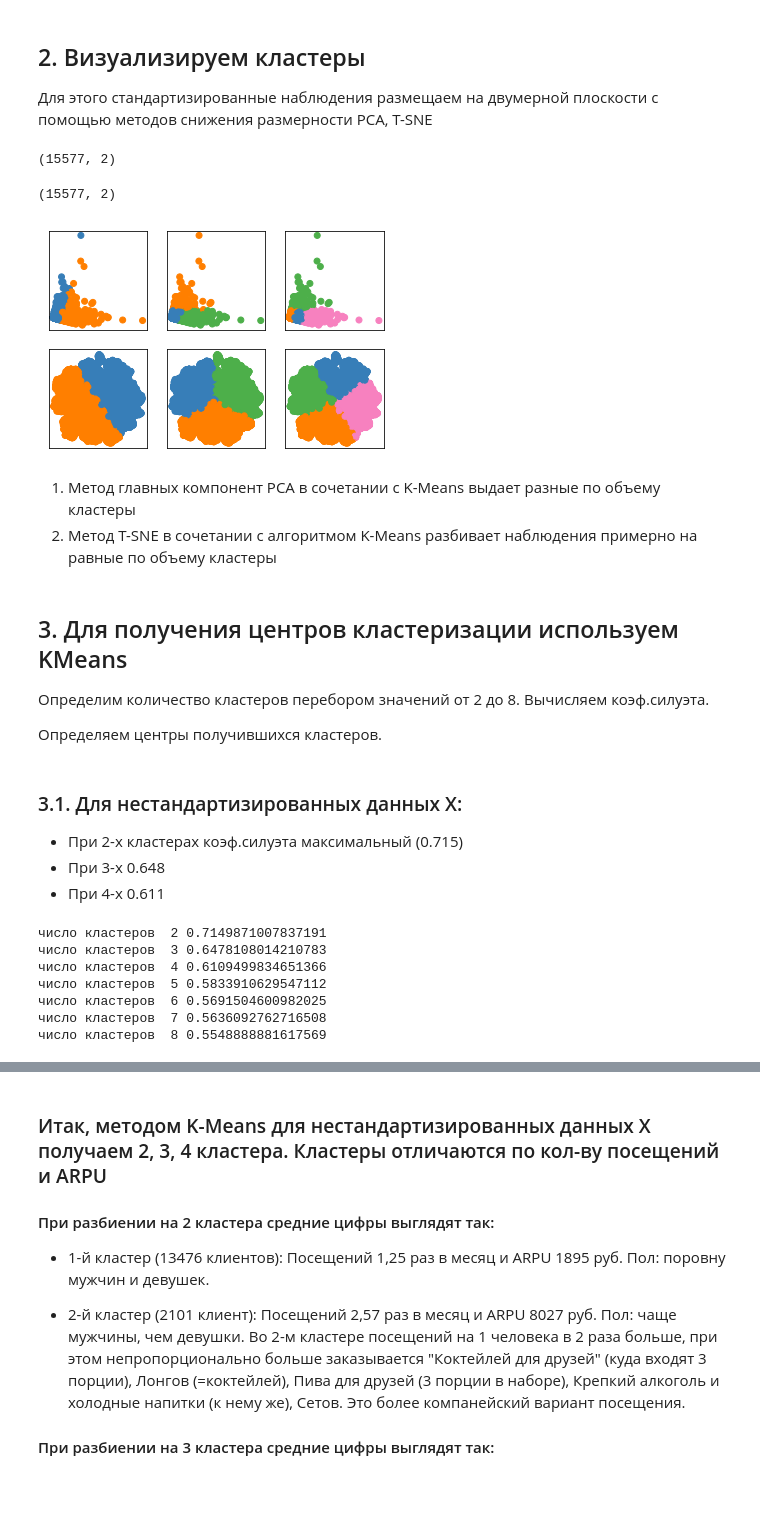
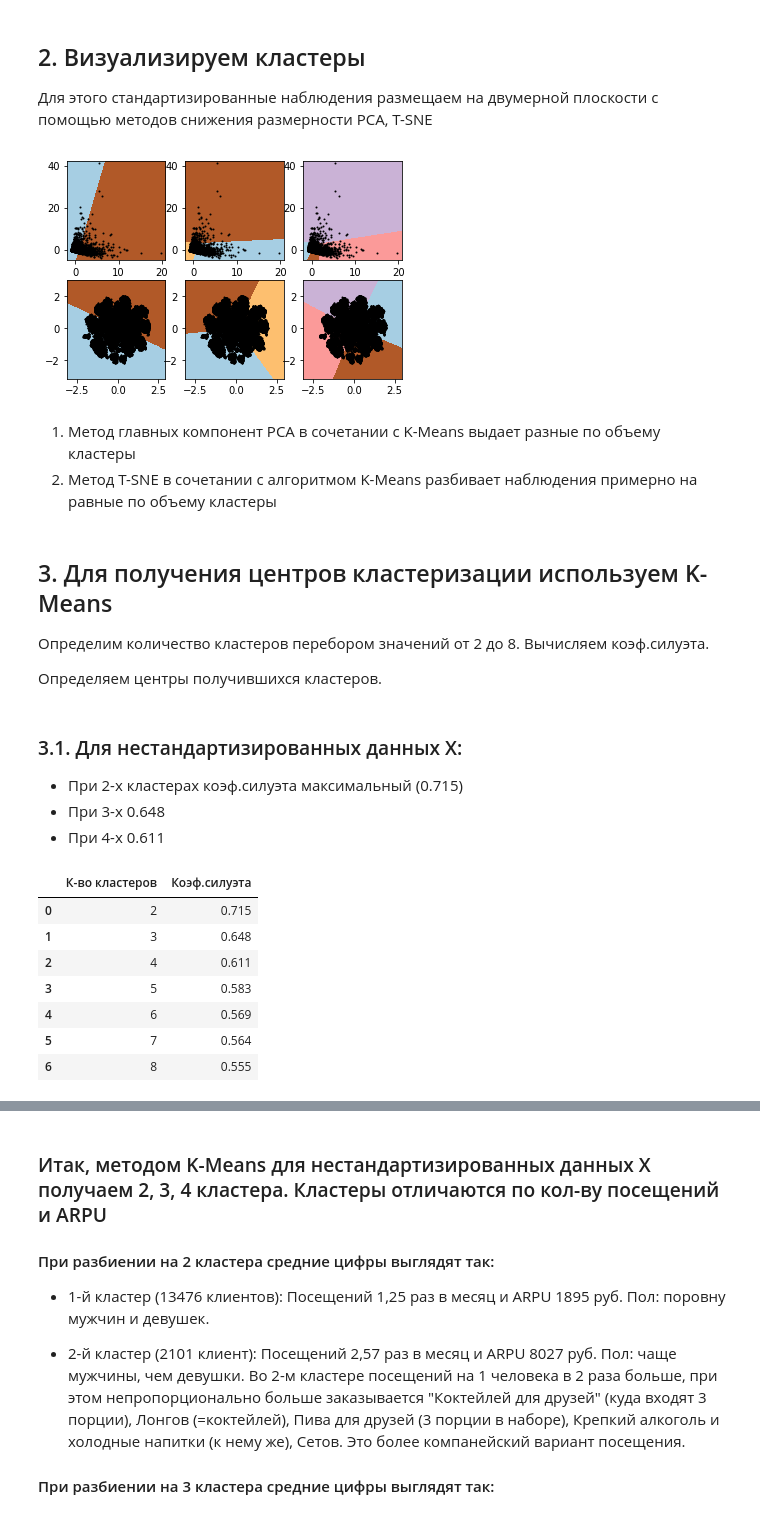
Before and after one commit to Viktoriia2020/Viktoriia, a Jupyter notebook: 2Кластеризация.ipynb, the cells around one changed output, grey strips where cells are left out. Saved outputs shown, nothing was run; the diff lists cells and outputs as text; code cells hidden in the pictures; blank space fills up the shorter version.

```diff
--- a/2Кластеризация.ipynb
+++ b/2Кластеризация.ipynb
@@ -81,11 +84,11 @@ def load(file, num):
 # %%
-X=load('Data_Sept2019.xlsx', 0)
+X=load(file_name1, 0)
 X.shape
 # %% [output]
 (15577, 35)
 # %%
-X1=load('Data_Sept2019.xlsx', 1)
-X2=load('Data_Sept2019.xlsx', 2)
+X1=load(file_name1, 1)
+X2=load(file_name1, 2)
 # %% [markdown]
 ## 1. Оцениваем число кластеров с помощью Метода локтя и Алгоритма DBSCAN
 # %%
@@ -172,40 +178,3 @@ eps  0.7 0.5891135536681112
 ## 2. Визуализируем кластеры
 
 Для этого стандартизированные наблюдения размещаем на двумерной плоскости с помощью методов снижения размерности PCA, T-SNE
-# %%
-pca = PCA(n_components = 2)
-dec = pca.fit_transform(X1)
-dec.shape
-# %% [output]
-(15577, 2)
-# %%
-X_embedded = TSNE(n_components=2).fit_transform(X1)
-X_embedded.shape
-# %% [output]
-(15577, 2)
-# %%
-# создаём массив пар – датасета и соответствующих для него параметров алгоритма
-datasets_params_list = [
-    (dec, {'n_clusters': 2}),
-    (dec, {'n_clusters': 3}),
-    (dec, {'n_clusters': 4}),
-    (X_embedded, {'n_clusters': 2}),
-    (X_embedded, {'n_clusters': 3}),
-    (X_embedded, {'n_clusters': 4})]
-
-for i, (X, k_means_params) in enumerate(datasets_params_list, start=1):
-    X = StandardScaler().fit_transform(X)
-    k_means = KMeans(n_clusters=k_means_params['n_clusters'])
-
-    k_means.fit(X)
-    y_pred = k_means.labels_.astype(np.int)
-
-    plt.subplot(f'23{i}')
-    plt.xticks([]); plt.yticks([])
-    colors = np.array(list(islice(cycle(['#377eb8', '#ff7f00', '#4daf4a',
-                                         '#f781bf', '#a65628', '#984ea3',
-                                         '#999999', '#e41a1c', '#dede00']),
-                                  int(max(y_pred) + 1))))
-    plt.scatter(X[:, 0], X[:, 1], color=colors[y_pred])
-# %% [output]
-[figure, removed]
@@ -212,3 +226,7 @@ for i, (X, k_means_params) in enumerate(datasets_params_list, start=1):
+# %%
+visual_comp(file_name1)
+# %% [output]
+[figure, added]
 # %% [markdown]
 1. Метод главных компонент PCA в сочетании с K-Means выдает разные по объему кластеры
 2. Метод T-SNE в сочетании с алгоритмом K-Means разбивает наблюдения примерно на равные по объему кластеры
@@ -217,5 +233,5 @@ for i, (X, k_means_params) in enumerate(datasets_params_list, start=1):
 # %% [markdown]
-## 3. Для получения центров кластеризации используем KMeans
+## 3. Для получения центров кластеризации используем K-Means
 
 Определим количество кластеров перебором значений от 2 до 8. Вычисляем коэф.силуэта.
 
@@ -305,13 +396,14 @@ def k_center(file, num):
 * При 3-х 0.648
 * При 4-х 0.611
 # %%
-siluet('Data_Sept2019.xlsx', 0, 2, 9)
+silhouette(file_name1, 0, 2, 9)
 # %% [output]
-число кластеров  2 0.7149871007837191
-число кластеров  3 0.6478108014210783
-число кластеров  4 0.6109499834651366
-число кластеров  5 0.5833910629547112
-число кластеров  6 0.5691504600982025
-число кластеров  7 0.5636092762716508
-число кластеров  8 0.5548888881617569
+|  | К-во кластеров | Коэф.силуэта |
+| 0 | 2 | 0.715 |
+| 1 | 3 | 0.648 |
+| 2 | 4 | 0.611 |
+| 3 | 5 | 0.583 |
+| 4 | 6 | 0.569 |
+| 5 | 7 | 0.564 |
+| 6 | 8 | 0.555 |
 # %%
```
Also changed, not shown: parts of 34 cells of this notebook, 4 other files.
